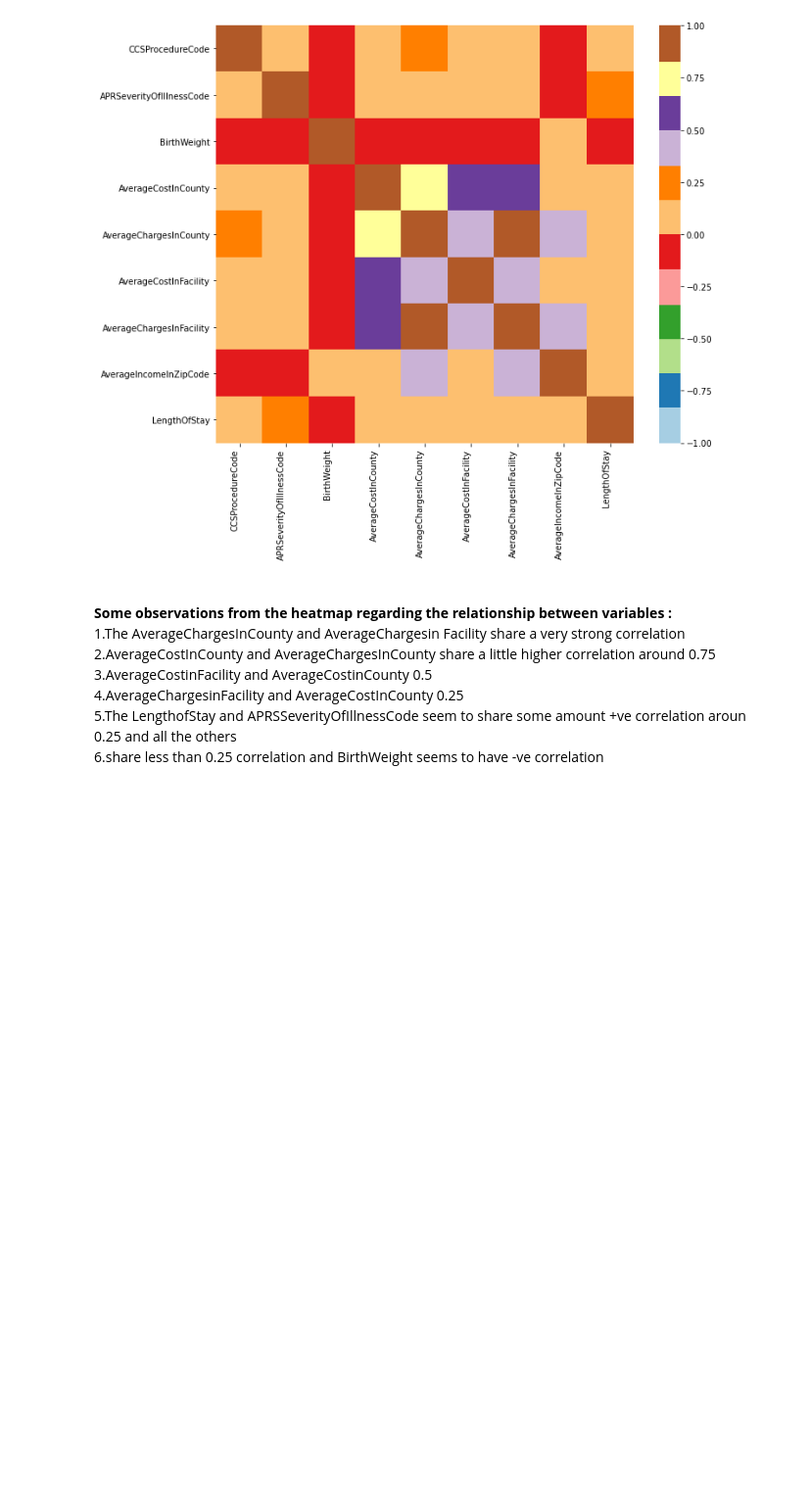
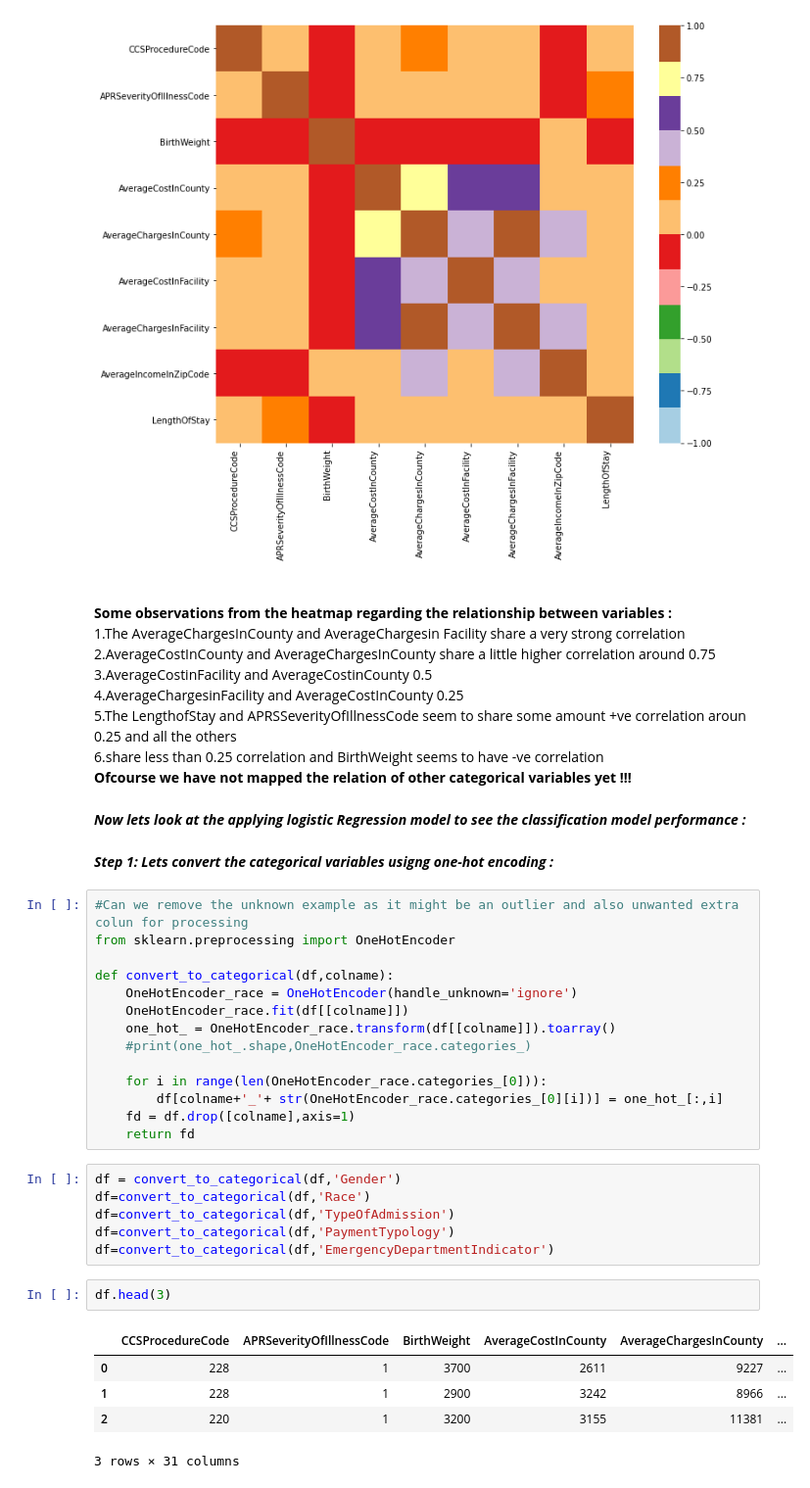
Before and after one commit to s3785704/machine-learning-assign01, a Jupyter notebook: assign1.ipynb, the cells around one changed output. Shown at 98% size. Saved outputs shown, nothing was run; the diff lists cells and outputs as text; blank space fills up the shorter version.

Commit message:
Convert to one hot encoding

```diff
--- a/assign1.ipynb
+++ b/assign1.ipynb
@@ -425,3 +425,36 @@ ax.set_xticklabels(ax.get_xticklabels(),rotation=90,horizontalalignment='right')
 <br>3.AverageCostinFacility and AverageCostinCounty  0.5
 <br>4.AverageChargesinFacility and AverageCostInCounty 0.25
 <br>5.The LengthofStay and APRSSeverityOfIllnessCode seem to share some amount +ve correlation aroun 0.25 and all the others <br>6.share less than 0.25 correlation and BirthWeight seems to have  -ve correlation
+<br><b> Ofcourse we have not mapped the relation of other categorical variables yet !!!</b>
+# %% [markdown]
+<b>***Now lets look at the applying logistic Regression model to see the classification model performance :***
+# %% [markdown]
+***Step 1: Lets convert the categorical variables usigng one-hot encoding :***
+# %%
+#Can we remove the unknown example as it might be an outlier and also unwanted extra colun for processing
+from sklearn.preprocessing import OneHotEncoder
+
+def convert_to_categorical(df,colname):
+    OneHotEncoder_race = OneHotEncoder(handle_unknown='ignore')
+    OneHotEncoder_race.fit(df[[colname]])
+    one_hot_ = OneHotEncoder_race.transform(df[[colname]]).toarray()
+    #print(one_hot_.shape,OneHotEncoder_race.categories_)
+
+    for i in range(len(OneHotEncoder_race.categories_[0])):
+        df[colname+'_'+ str(OneHotEncoder_race.categories_[0][i])] = one_hot_[:,i]
+    fd = df.drop([colname],axis=1)
+    return fd
+# %%
+df = convert_to_categorical(df,'Gender')
+df=convert_to_categorical(df,'Race')
+df=convert_to_categorical(df,'TypeOfAdmission')
+df=convert_to_categorical(df,'PaymentTypology')
+df=convert_to_categorical(df,'EmergencyDepartmentIndicator')
+# %%
+df.head(3)
+# %% [output]
+|  | CCSProcedureCode | APRSeverityOfIllnessCode | BirthWeight | AverageCostInCounty | AverageChargesInCounty | ... |
+| 0 | 228 | 1 | 3700 | 2611 | 9227 | ... |
+| 1 | 228 | 1 | 2900 | 3242 | 8966 | ... |
+| 2 | 220 | 1 | 3200 | 3155 | 11381 | ... |
+3 rows × 31 columns
```
Also changed, not shown: parts of 1 cell of this notebook.
